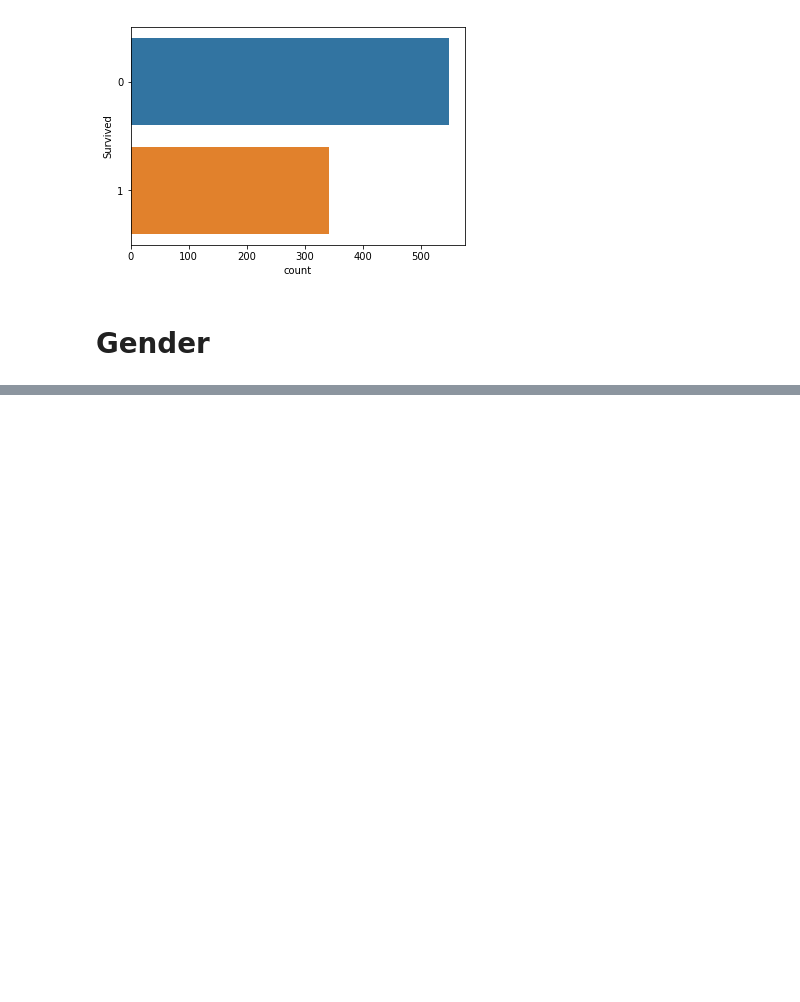
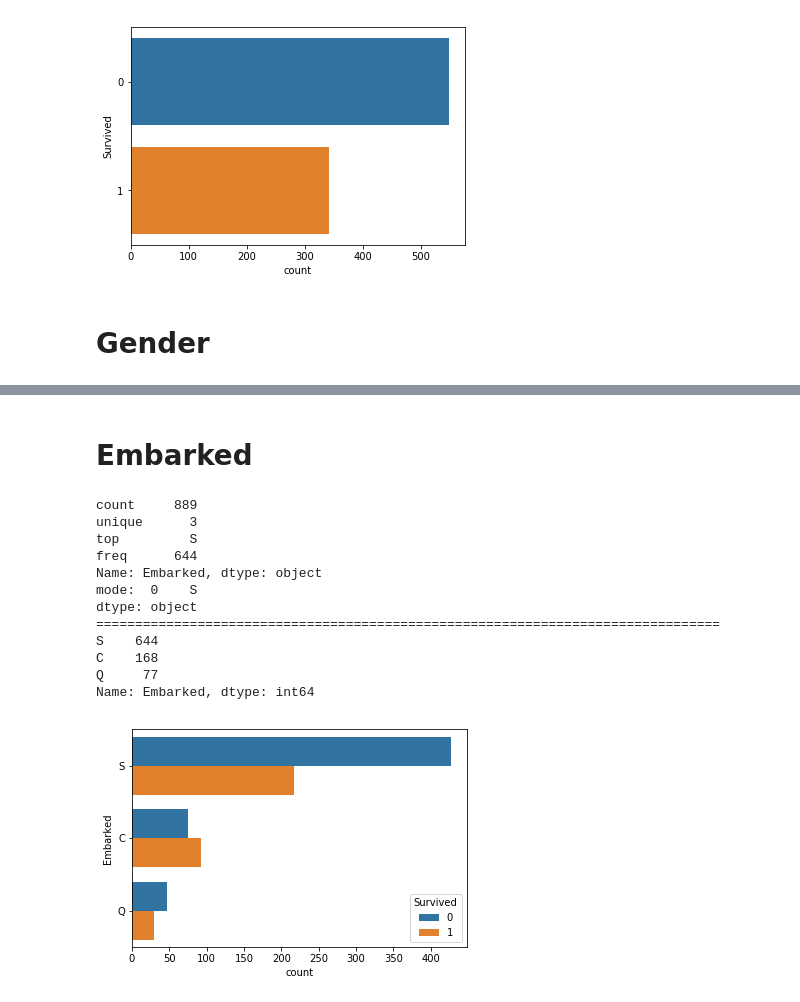
Before and after one commit to notha99y/EDA, a Jupyter notebook: Titanic.ipynb, the cells around one changed output, grey strips where cells are left out. Cells and saved outputs as stored; diff of their text form; code cells hidden in the pictures; blank space fills up the shorter version.

```diff
--- a/Titanic.ipynb
+++ b/Titanic.ipynb
@@ -96,0 +115,19 @@ Name: Sex, dtype: int64
+# %% [markdown]
+# Embarked
+# %%
+c_palette3 = ['tab:blue', 'tab:orange', 'tab:green']
+categorical_summarized(train_df, y = 'Embarked', palette=c_palette3, hue = 'Survived')
+# %% [output]
+count     889
+unique      3
+top         S
+freq      644
+Name: Embarked, dtype: object
+mode:  0    S
+dtype: object
+================================================================================
+S    644
+C    168
+Q     77
+Name: Embarked, dtype: int64
+[figure, added]
```
Also changed, not shown: parts of 5 cells of this notebook, 5 other files.
